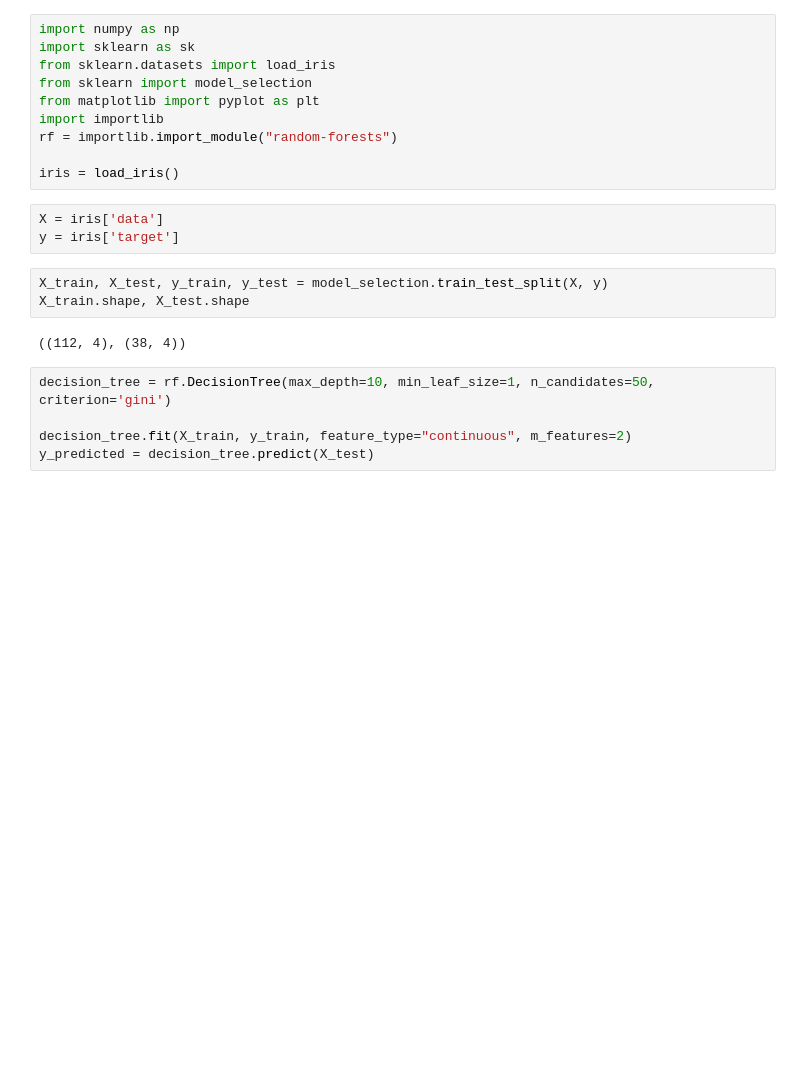
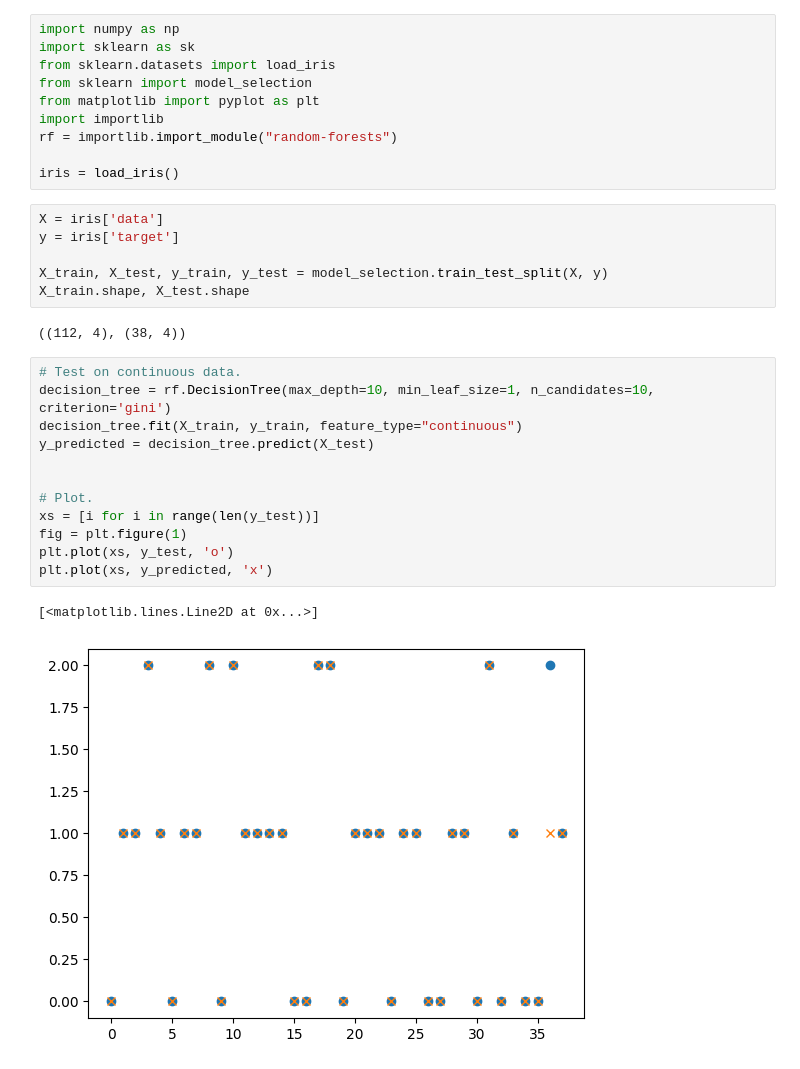
Before and after one commit to liyiyan128/M2R-random-forests, a Jupyter notebook: example_code_iris.ipynb, the cells around one changed output. Cells and saved outputs as stored; diff of their text form; blank space fills up the shorter version.

```diff
--- a/example_code_iris.ipynb
+++ b/example_code_iris.ipynb
@@ -11,13 +11,23 @@ iris = load_iris()
 # %%
 X = iris['data']
 y = iris['target']
+
+X_train, X_test, y_train, y_test = model_selection.train_test_split(X, y)
+X_train.shape, X_test.shape
+# %% [output]
+((112, 4), (38, 4))
-# %%
-X_train, X_test, y_train, y_test = model_selection.train_test_split(X, y)
-X_train.shape, X_test.shape
-# %% [output]
-((112, 4), (38, 4))
 # %%
-decision_tree = rf.DecisionTree(max_depth=10, min_leaf_size=1, n_candidates=50, criterion='gini')
+# Test on continuous data.
+decision_tree = rf.DecisionTree(max_depth=10, min_leaf_size=1, n_candidates=10, criterion='gini')
+decision_tree.fit(X_train, y_train, feature_type="continuous")
+y_predicted = decision_tree.predict(X_test)
 
-decision_tree.fit(X_train, y_train, feature_type="continuous", m_features=2)
-y_predicted = decision_tree.predict(X_test)
+
+# Plot.
+xs = [i for i in range(len(y_test))]
+fig = plt.figure(1)
+plt.plot(xs, y_test, 'o')
+plt.plot(xs, y_predicted, 'x')
+# %% [output]
+[<matplotlib.lines.Line2D at 0x...>]
+[figure, added]
```
Also changed, not shown: parts of 8 cells of this notebook.
